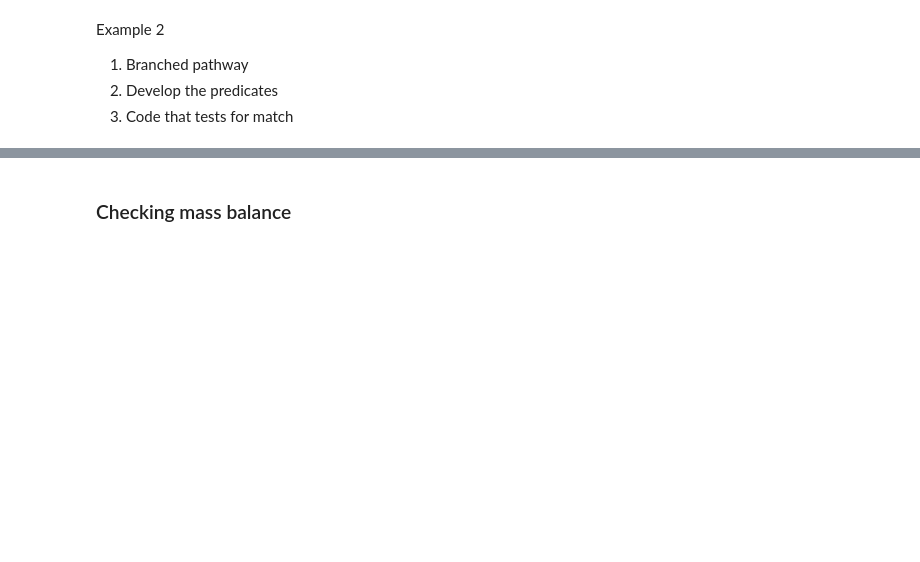
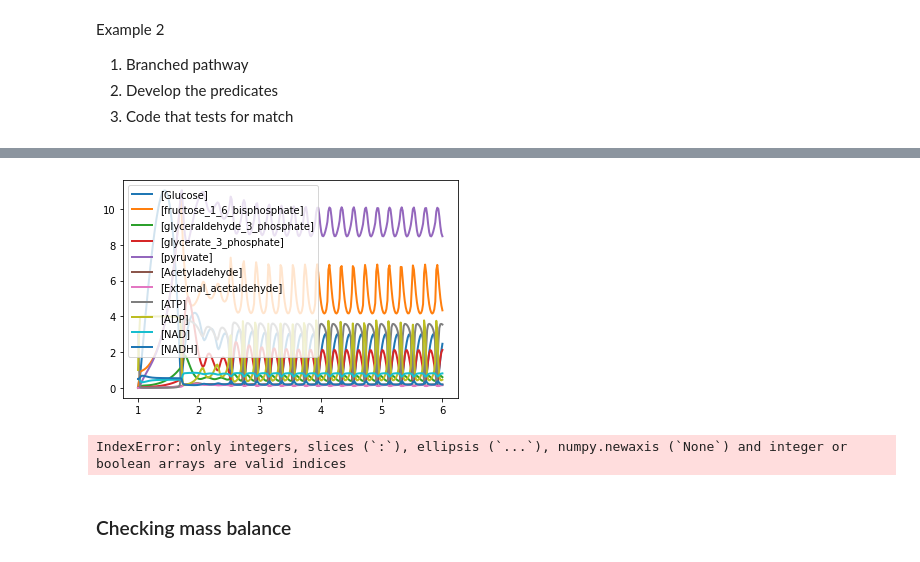
Before and after one commit to hsauro/IntroModelingBook, a Jupyter notebook: testing.ipynb, the cells around one changed output, grey strips where cells are left out. Saved outputs shown, nothing was run; the diff lists cells and outputs as text; code cells hidden in the pictures; blank space fills up the shorter version.

Commit message:
Added antimony file for Jana Wolf Glycolysis

```diff
--- a/testing.ipynb
+++ b/testing.ipynb
@@ -109,0 +109,3 @@ Model selected. It's background.
+# %%
+rr = te.loada("Jana_WolfGlycolysis.antimony")
+print(rr.getAntimony())
@@ -109,0 +130,5 @@ Model selected. It's background.
+# %%
+data = rr.simulate(1, 6, 300)
+rr.plot(data)
+# %% [output]
+[figure, added]
@@ -109,0 +139,12 @@ Model selected. It's background.
+# %%
+from scipy import fftpack
+
+s2Fft = [mag(f) for f in fftpack.fft(data["[s2]"])]
+s3Fft = [mag(f) for f in fftpack.fft(data["[s3]"])]
+s4Fft = [mag(f) for f in fftpack.fft(data["[s4]"])]
+s6Fft = [mag(f) for f in fftpack.fft(data["[s6]"])]
+s5Fft = [mag(f) for f in fftpack.fft(data["[s5]"])]
+naFft = [mag(f) for f in fftpack.fft(data["[na]"])]
+plt.scatter(s2Fft[2:], naFft[2:])
+# %% [output]
+IndexError: only integers, slices (`:`), ellipsis (`...`), numpy.newaxis (`None`) and integer or boolean arrays are valid indices
```
Also changed, not shown: parts of 9 cells of this notebook, 6 other files.
